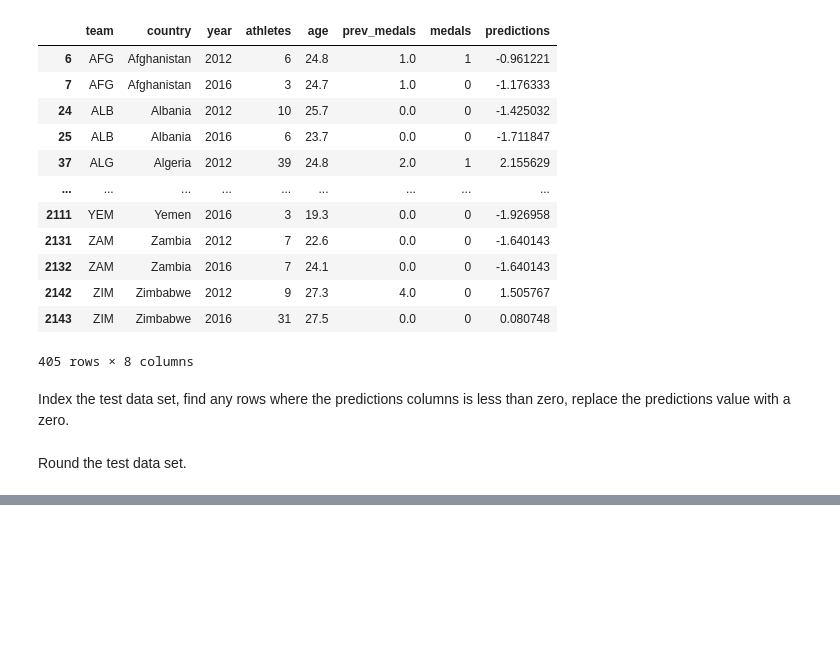
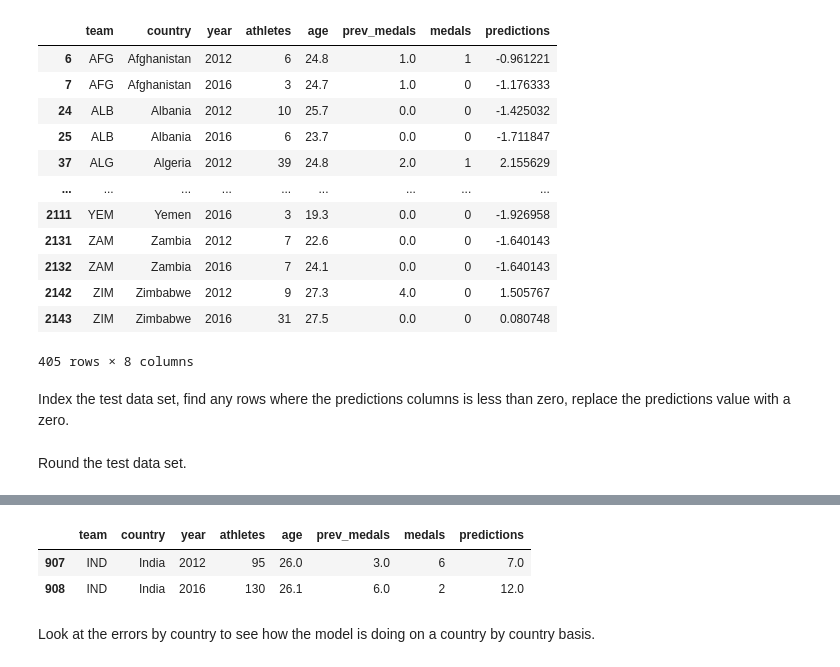
Before and after one commit to arhamislam/olympic-medal-prediction-model, a Jupyter notebook: olympic_medal_prediction_model.ipynb, the cells around one changed output, grey strips where cells are left out. Cells and saved outputs as stored; diff of their text form; code cells hidden in the pictures; blank space fills up the shorter version.

```diff
--- a/olympic_medal_prediction_model.ipynb
+++ b/olympic_medal_prediction_model.ipynb
@@ -227,0 +267,8 @@ test
+# %%
+test[test["team"] == "IND"]
+# %% [output]
+|  | team | country | year | athletes | age | prev_medals | medals | predictions |
+| 907 | IND | India | 2012 | 95 | 26.0 | 3.0 | 6 | 7.0 |
+| 908 | IND | India | 2016 | 130 | 26.1 | 6.0 | 2 | 12.0 |
+# %% [markdown]
+Look at the errors by country to see how the model is doing on a country by country basis.
```
Also changed, not shown: parts of 37 cells of this notebook, 1 other file.
